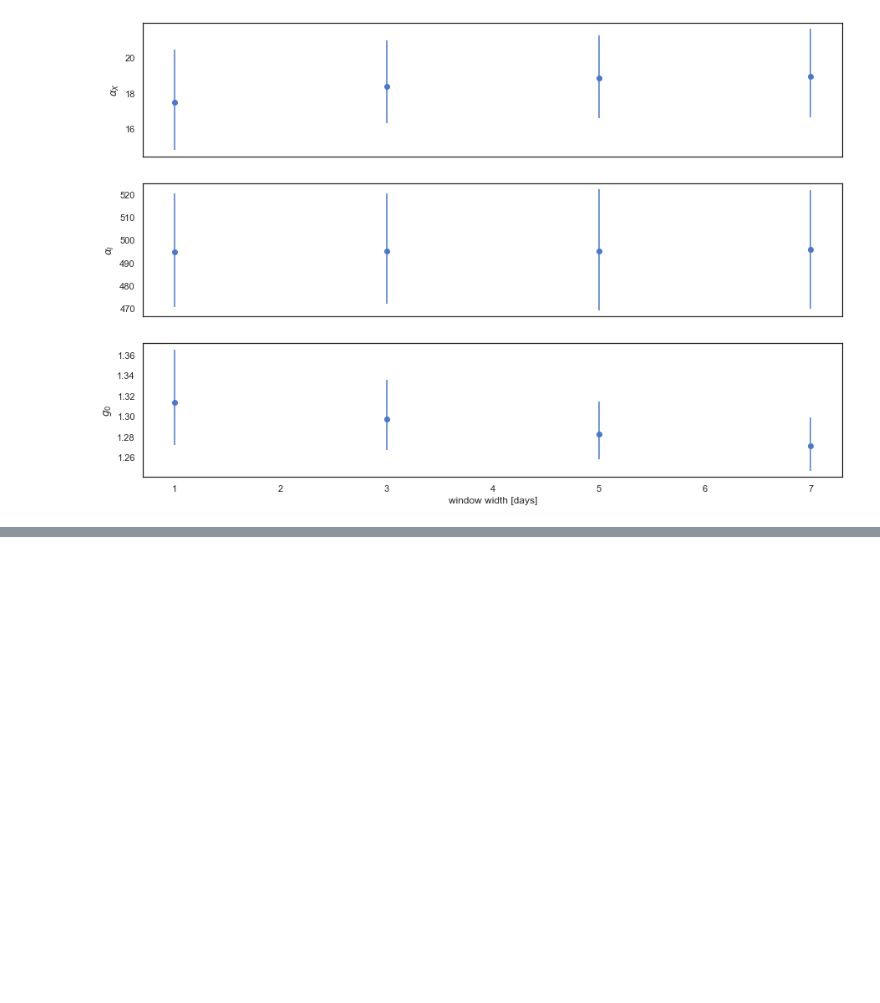
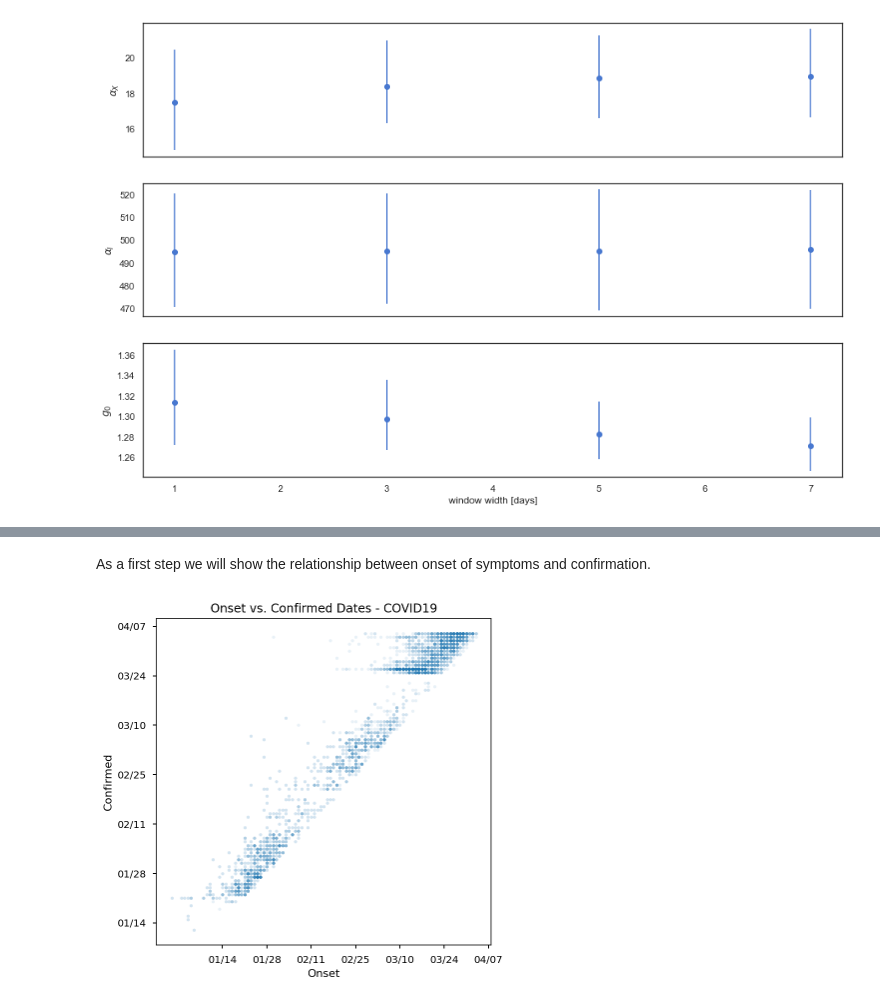
Before and after one commit to dimarkov/SIRCovid19, a Jupyter notebook: smoothing_data.ipynb, the cells around one changed output, grey strips where cells are left out. Saved outputs shown, nothing was run; the diff lists cells and outputs as text; code cells hidden in the pictures; blank space fills up the shorter version.

```diff
--- a/smoothing_data.ipynb
+++ b/smoothing_data.ipynb
@@ -43,14 +48,14 @@ def static(N, data, obs=None):
     X_data = data['X']
     I_data = data['I']
 
-    a_X = npyro.sample('a_X', dist.Gamma(10., 1.))
+    a_X = npyro.sample('a_X', dist.Gamma(20., 2.))
     a_I = npyro.sample('a_I', dist.Gamma(1000., 2.))
 
     g0 = npyro.sample('g0', dist.Gamma(3., 2.))
 
     I_pred = normalisation_factor * fun_I(X_data/normalisation_factor, a_X, a_I, g0)
 
-    I_pred = npyro.deterministic('I', np.where(I_pred > 0, I_pred, 1.))
+    I_pred = npyro.deterministic('I', np.where(I_pred > 0, I_pred, .1))
 
     # measurement errors
     scale_I = npyro.sample("scale_I", dist.InverseGamma(2., 1.))
@@ -148,7 +153,7 @@ for x in [1, 3, 5, 7]:
     data = {'X': np.array(X),
             'I': np.array(I)}
 
-    obs = np.where(np.nan_to_num(I) > 0, I, 1.)
+    obs = np.where(np.nan_to_num(I) > 0, I, .1)
 
     nuts = NUTS(static, dense_mass=True, target_accept_prob=.9)
     mcmc = MCMC(nuts, num_warmup, num_samples)
@@ -194,0 +244,20 @@ axes[-1].set_xlabel('window width [days]');
+# %% [markdown]
+As a first step we will show the relationship between onset of symptoms and confirmation.
+# %%
+ax = patients.plot.scatter(
+    title='Onset vs. Confirmed Dates - COVID19',
+    x='Onset',
+    y='Confirmed',
+    alpha=.1,
+    lw=0,
+    s=10,
+    figsize=(6,6))
+
+formatter = mdates.DateFormatter('%m/%d')
+locator = mdates.WeekdayLocator(interval=2)
+
+for axis in [ax.xaxis, ax.yaxis]:
+    axis.set_major_formatter(formatter)
+    axis.set_major_locator(locator)
+# %% [output]
+[figure, added]
```
Also changed, not shown: parts of 24 cells of this notebook.
